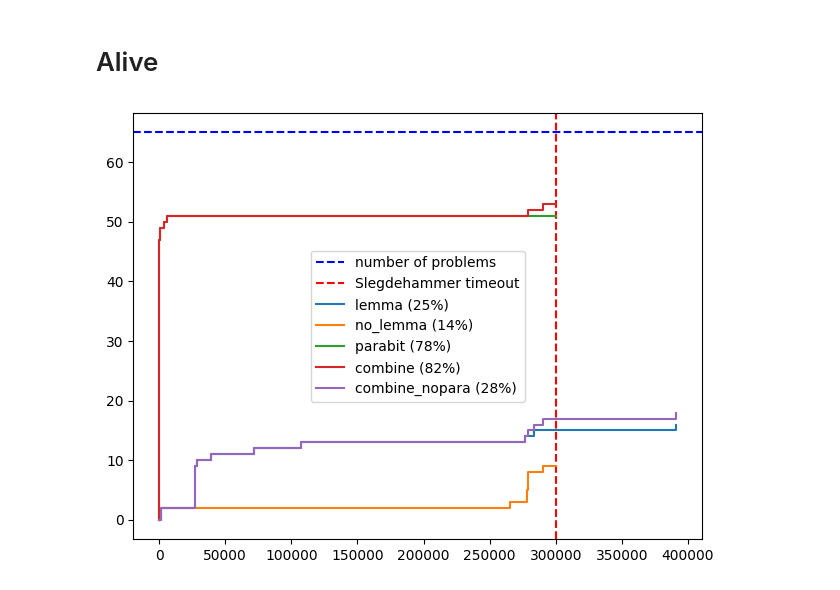
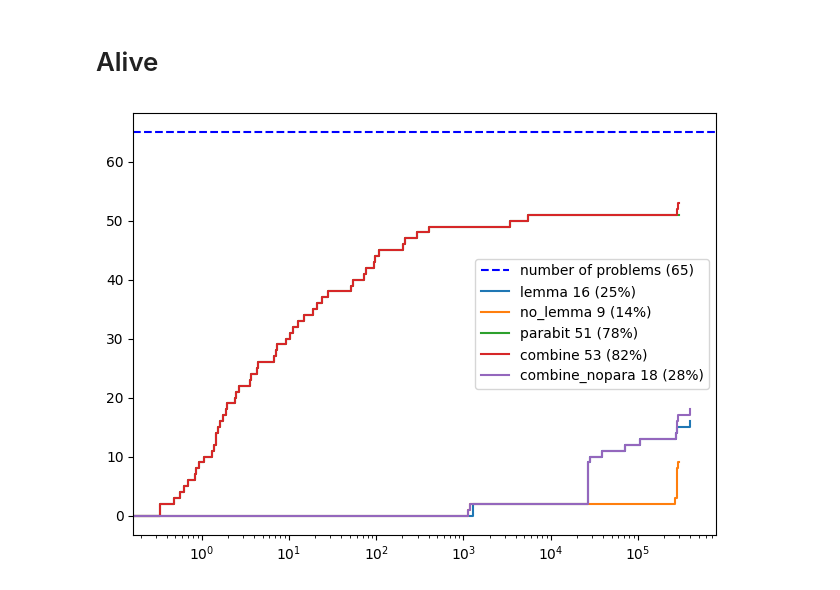
Before and after one commit to luigirinaldi/fyp, a Jupyter notebook: gen_graphs/scripts/graphing/eval_graphs.ipynb, the cells around one changed output. Saved outputs shown, nothing was run; the diff lists cells and outputs as text; code cells hidden in the pictures.

```diff
--- a/gen_graphs/scripts/graphing/eval_graphs.ipynb
+++ b/gen_graphs/scripts/graphing/eval_graphs.ipynb
@@ -107,35 +110,35 @@ plt.show()
 # %%
 import math
 
 data = sledge['alive'].copy()
 data['parabit'] = egraph['alive']['runtime'].where(egraph['alive']['stop_reason'] == 'Equivalent')
 
 data['combine'] = data.apply(lambda x: min(x.dropna().to_list()) if x.dropna().to_list() != [] else None, axis=1)
 data['combine_nopara'] = data.apply(lambda x: min(x[['lemma', 'no_lemma']].dropna().to_list()) if x[['lemma', 'no_lemma']].dropna().to_list() != [] else None, axis=1)
 # data['combine'] = data.apply(lambda x: print(x.dropna().to_list()), axis=1)
 
 
 fig, ax = plt.subplots()
 
 TIMEOUT = 5*60*1000
 
-ax.axhline(len(data), label='number of problems', linestyle='dashed', color='blue')
-ax.axvline(TIMEOUT, label='Slegdehammer timeout', linestyle='dashed', color='red')
+ax.axhline(len(data), label=f'number of problems ({len(data)})', linestyle='dashed', color='blue')
+# ax.axvline(TIMEOUT, label='Slegdehammer timeout', linestyle='dashed', color='red')
 
 for name, values in data.items():
     solved = values.dropna()
     x, y = prepare_step_data(solved.to_list())
 
     if x[-1] < TIMEOUT:
         y.append(y[-1])
         x.append(TIMEOUT)
 
-    ax.plot(x, y, "-", drawstyle="steps-post", label=f"{name} ({len(solved)/len(data):.0%})")
+    ax.plot(x, y, "-", drawstyle="steps-post", label=f"{name} {len(solved)} ({len(solved)/len(data):.0%})")
 
 
-# ax.set_xscale('log')
+ax.set_xscale('log')
 ax.legend()
 plt.tight_layout()
 plt.show()
 # %% [output]
-[figure, old version]
+[figure, new version]
```
Also changed, not shown: parts of 2 cells of this notebook.
